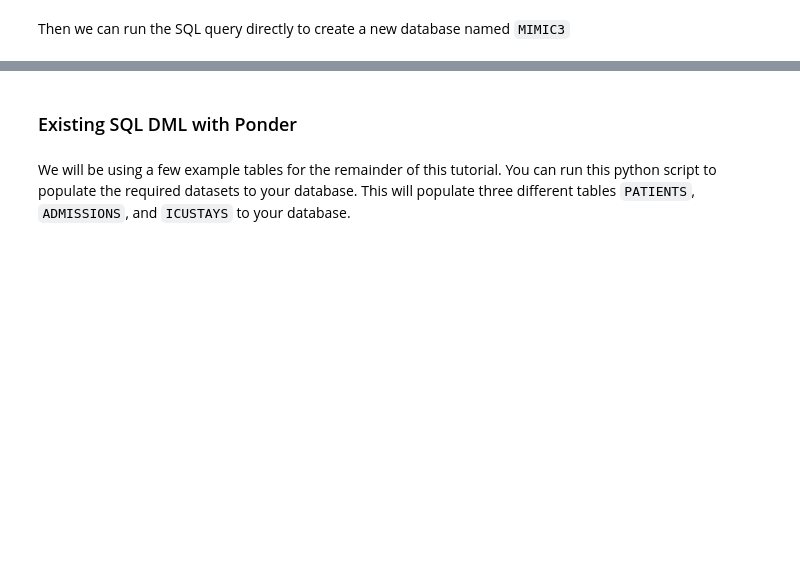
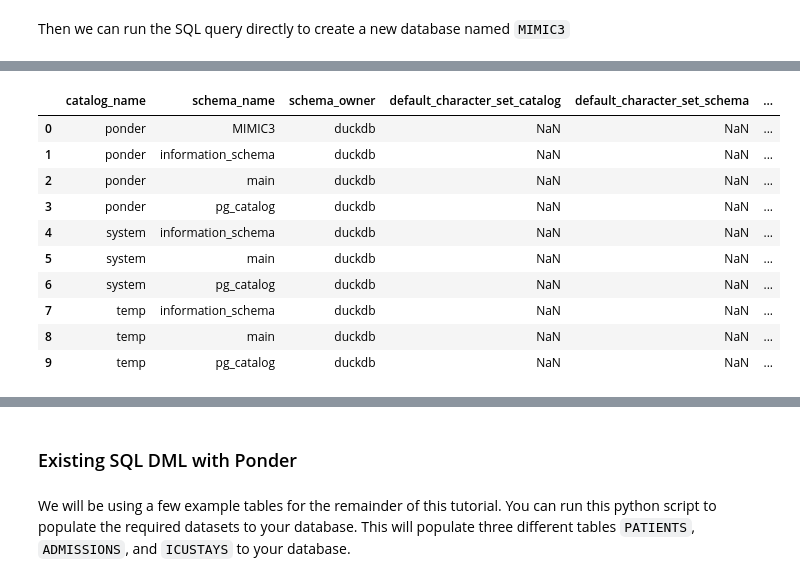
Before and after one commit to ponder-org/ponder-notebooks, a Jupyter notebook: duckdb/tutorial/06-advanced-sql.ipynb, the cells around one changed output, grey strips where cells are left out. Saved outputs shown, nothing was run; the diff lists cells and outputs as text; code cells hidden in the pictures; blank space fills up the shorter version.

```diff
--- a/duckdb/tutorial/06-advanced-sql.ipynb
+++ b/duckdb/tutorial/06-advanced-sql.ipynb
@@ -49,0 +31,14 @@ pandas.DataFrame(ret.all())
+# %%
+duckdb_con.execute('SELECT * FROM information_schema.schemata;').df()
+# %% [output]
+|  | catalog_name | schema_name | schema_owner | default_character_set_catalog | default_character_set_schema | ... |
+| 0 | ponder | MIMIC3 | duckdb | NaN | NaN | ... |
+| 1 | ponder | information_schema | duckdb | NaN | NaN | ... |
+| 2 | ponder | main | duckdb | NaN | NaN | ... |
+| 3 | ponder | pg_catalog | duckdb | NaN | NaN | ... |
+| 4 | system | information_schema | duckdb | NaN | NaN | ... |
+| 5 | system | main | duckdb | NaN | NaN | ... |
+| 6 | system | pg_catalog | duckdb | NaN | NaN | ... |
+| 7 | temp | information_schema | duckdb | NaN | NaN | ... |
+| 8 | temp | main | duckdb | NaN | NaN | ... |
+| 9 | temp | pg_catalog | duckdb | NaN | NaN | ... |
```
Also changed, not shown: parts of 26 cells of this notebook, 5 other files.
